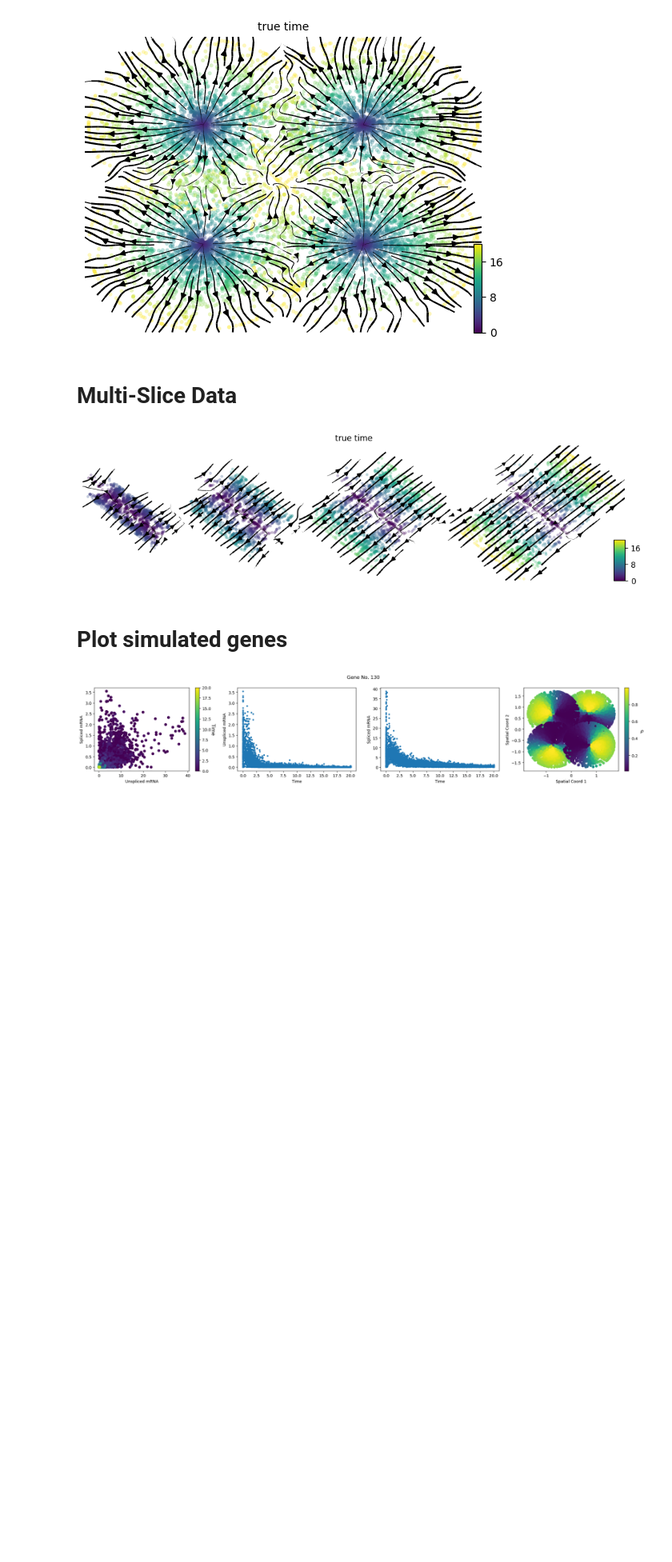
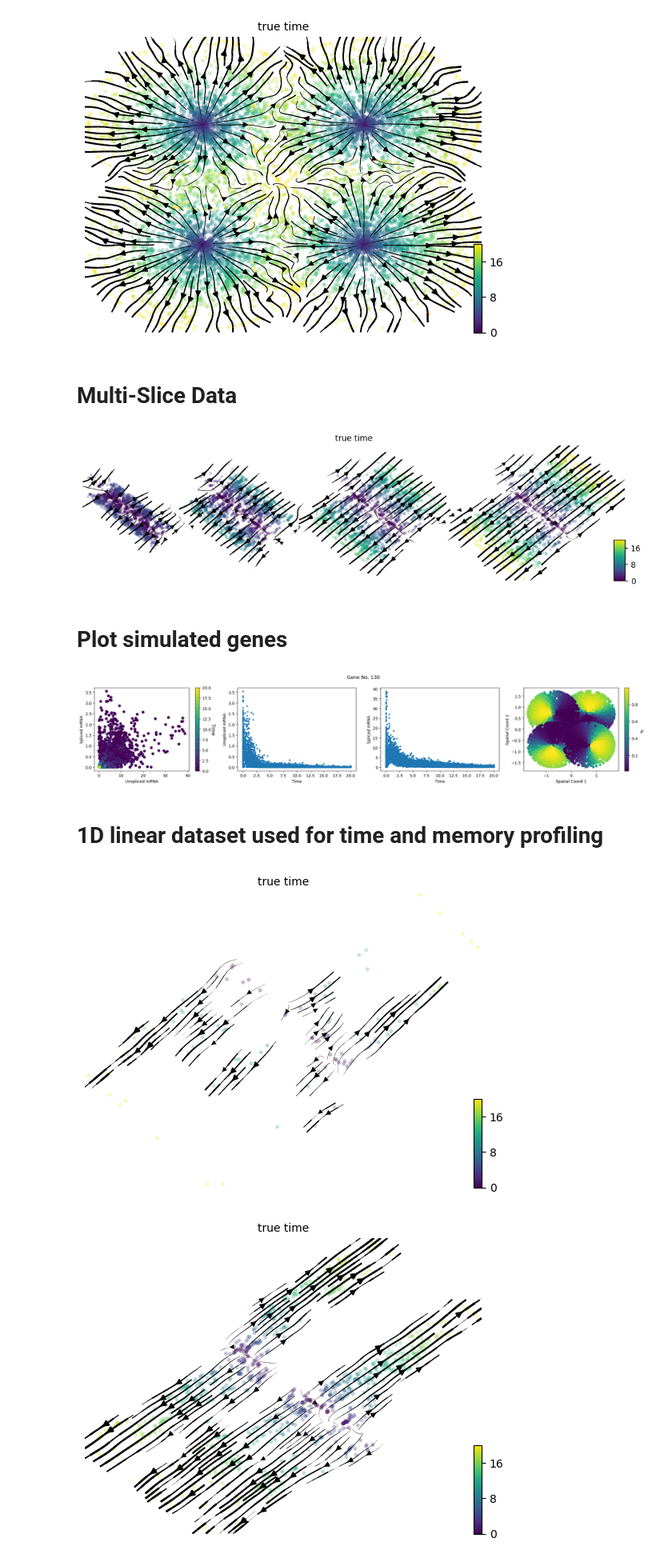
Before and after one commit to welch-lab/TopoVelo, a Jupyter notebook: notebooks/simulation/simulation.ipynb, the cells around one changed output. Shown at 80% size. Cells and saved outputs as stored; diff of their text form; code cells hidden in the pictures; blank space fills up the shorter version.

```diff
--- a/notebooks/simulation/simulation.ipynb
+++ b/notebooks/simulation/simulation.ipynb
@@ -521,8 +521,8 @@ def simulation(n_cell,
         t, coords, v = spatial_dynamics_1d_bi(n_cell,
                                               n_init_cell,
                                               angle,
-                                              width=(d, d),
-                                              height=d,
+                                              width=d,
+                                              height=(d, d),
                                               t_max=t_max,
                                               v0=v0,
                                               velocity_model=velocity_model,
@@ -980,3 +980,32 @@ plt.tight_layout()
 plt.show()
 # %% [output]
 [figure]
+# %% [markdown]
+# 1D linear dataset used for time and memory profiling
+# %%
+n_cell_list = [100, 1000, 10000, 100000]
+n_init_cell_list = [10, 20, 35, 50]
+for n_cell, n_init_cell in zip(n_cell_list, n_init_cell_list):
+    np.random.seed(42)
+    n_gene = 500
+    n_repress_gene = 100
+    angle = np.pi / 4
+    sparsity = (0.75, 0.75)
+    adata = simulation(n_cell,
+                       n_gene,
+                       n_init_cell,
+                       n_repress_gene,
+                       sparsity,
+                       angle,
+                       growth_type='1d (bidirection)',
+                       v0=(0.01, 0.01),
+                       noise_level=0.1,
+                       velocity_model='linear',
+                       rho_spatial_pattern='Gaussian (Bidirection)')
+    adata.obsm['velocity_spatial'] = adata.obsm['true_spatial_velocity']
+    scv.pl.velocity_embedding_stream(adata, s=50, basis='spatial', color='true_time', cutoff_perc=0)
+    adata.write_h5ad(f'/nfs/turbo/umms-welchjd/yichen/data/topovelo/simulation/sim_{n_cell}.h5ad')
+    del adata
+# %% [output]
+[figure, added]
+[figure, added]
```
Also changed, not shown: parts of 1 cell of this notebook, 3 other files.
